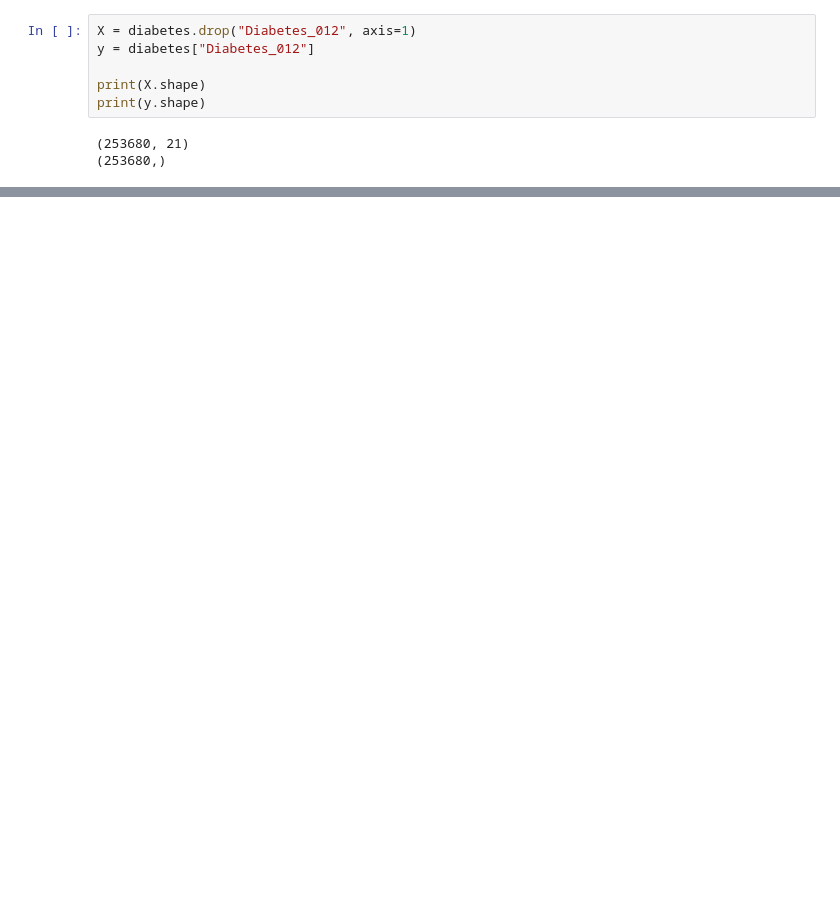
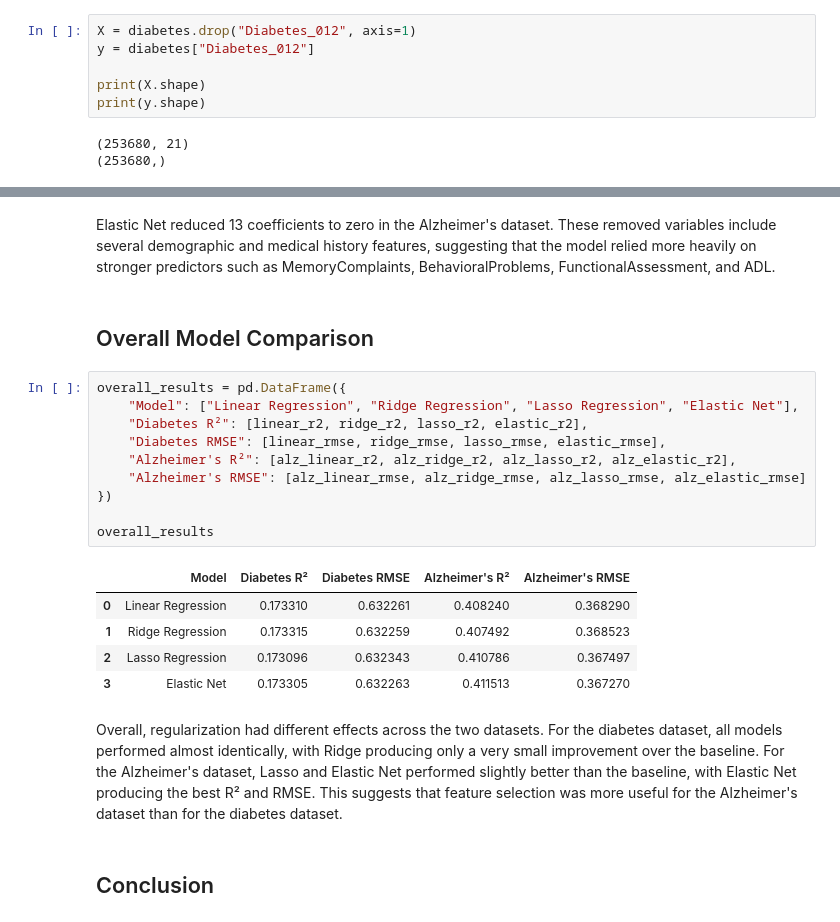
Before and after one commit to bharadv1/799DataScienceCapstone, a Jupyter notebook: Wk2-JupyterNotebook-Bharadwaj.ipynb, the cells around one changed output, grey strips where cells are left out. Drawn from its saved outputs; the diff is of its cells as text; blank space fills up the shorter version.

```diff
--- a/Wk2-JupyterNotebook-Bharadwaj.ipynb
+++ b/Wk2-JupyterNotebook-Bharadwaj.ipynb
@@ -309,0 +473,24 @@ Across all models, the strongest predictors of diabetes status remained HighBP,
+# %% [markdown]
+Elastic Net reduced 13 coefficients to zero in the Alzheimer's dataset. These removed variables include several demographic and medical history features, suggesting that the model relied more heavily on stronger predictors such as MemoryComplaints, BehavioralProblems, FunctionalAssessment, and ADL.
+# %% [markdown]
+## Overall Model Comparison
+# %%
+overall_results = pd.DataFrame({
+    "Model": ["Linear Regression", "Ridge Regression", "Lasso Regression", "Elastic Net"],
+    "Diabetes R²": [linear_r2, ridge_r2, lasso_r2, elastic_r2],
+    "Diabetes RMSE": [linear_rmse, ridge_rmse, lasso_rmse, elastic_rmse],
+    "Alzheimer's R²": [alz_linear_r2, alz_ridge_r2, alz_lasso_r2, alz_elastic_r2],
+    "Alzheimer's RMSE": [alz_linear_rmse, alz_ridge_rmse, alz_lasso_rmse, alz_elastic_rmse]
+})
+
+overall_results
+# %% [output]
+|  | Model | Diabetes R² | Diabetes RMSE | Alzheimer's R² | Alzheimer's RMSE |
+| 0 | Linear Regression | 0.173310 | 0.632261 | 0.408240 | 0.368290 |
+| 1 | Ridge Regression | 0.173315 | 0.632259 | 0.407492 | 0.368523 |
+| 2 | Lasso Regression | 0.173096 | 0.632343 | 0.410786 | 0.367497 |
+| 3 | Elastic Net | 0.173305 | 0.632263 | 0.411513 | 0.367270 |
+# %% [markdown]
+Overall, regularization had different effects across the two datasets. For the diabetes dataset, all models performed almost identically, with Ridge producing only a very small improvement over the baseline. For the Alzheimer's dataset, Lasso and Elastic Net performed slightly better than the baseline, with Elastic Net producing the best R² and RMSE. This suggests that feature selection was more useful for the Alzheimer's dataset than for the diabetes dataset.
+# %% [markdown]
+## Conclusion
```
Also changed, not shown: parts of 70 cells of this notebook, 5 other files.
